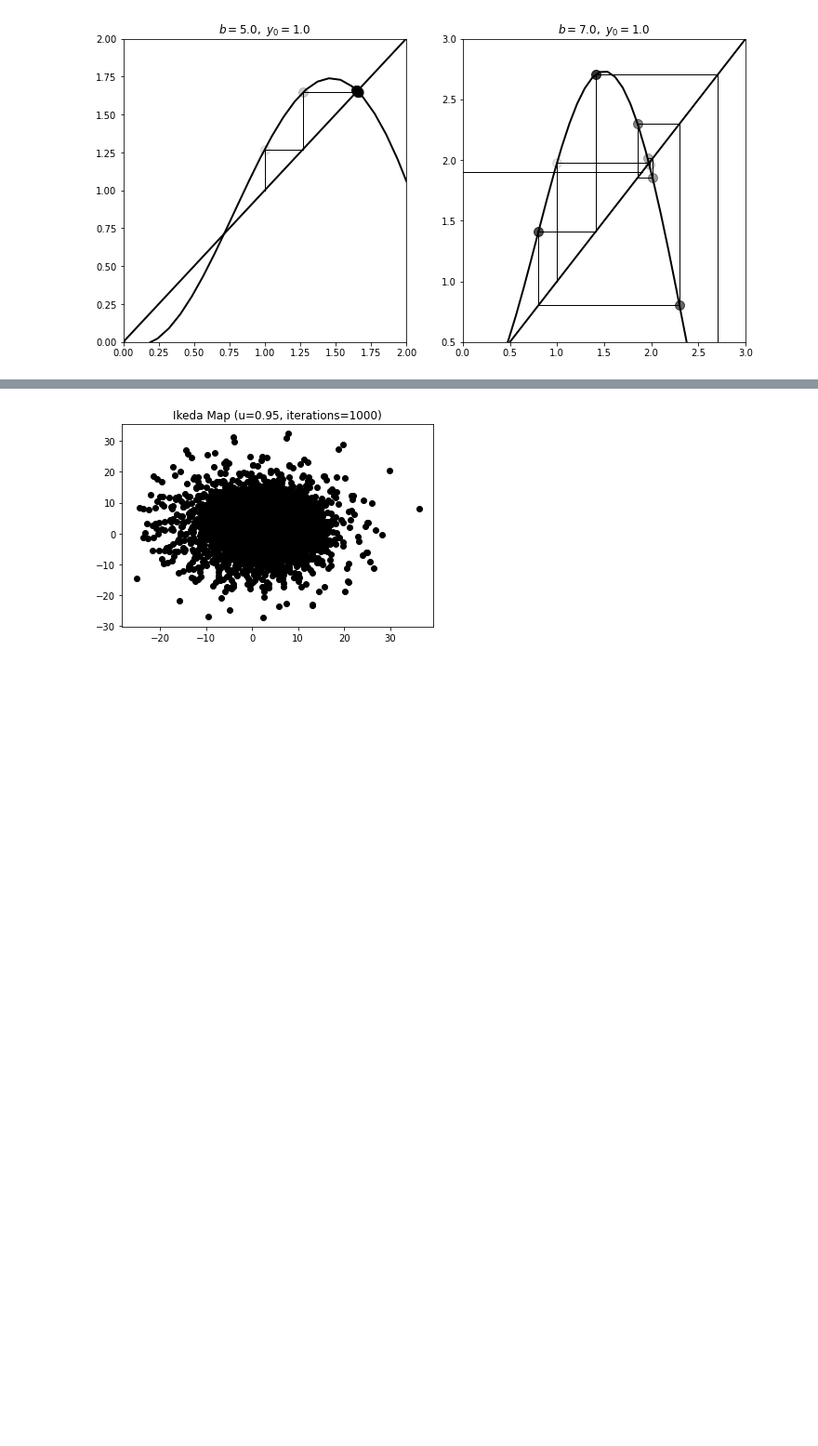
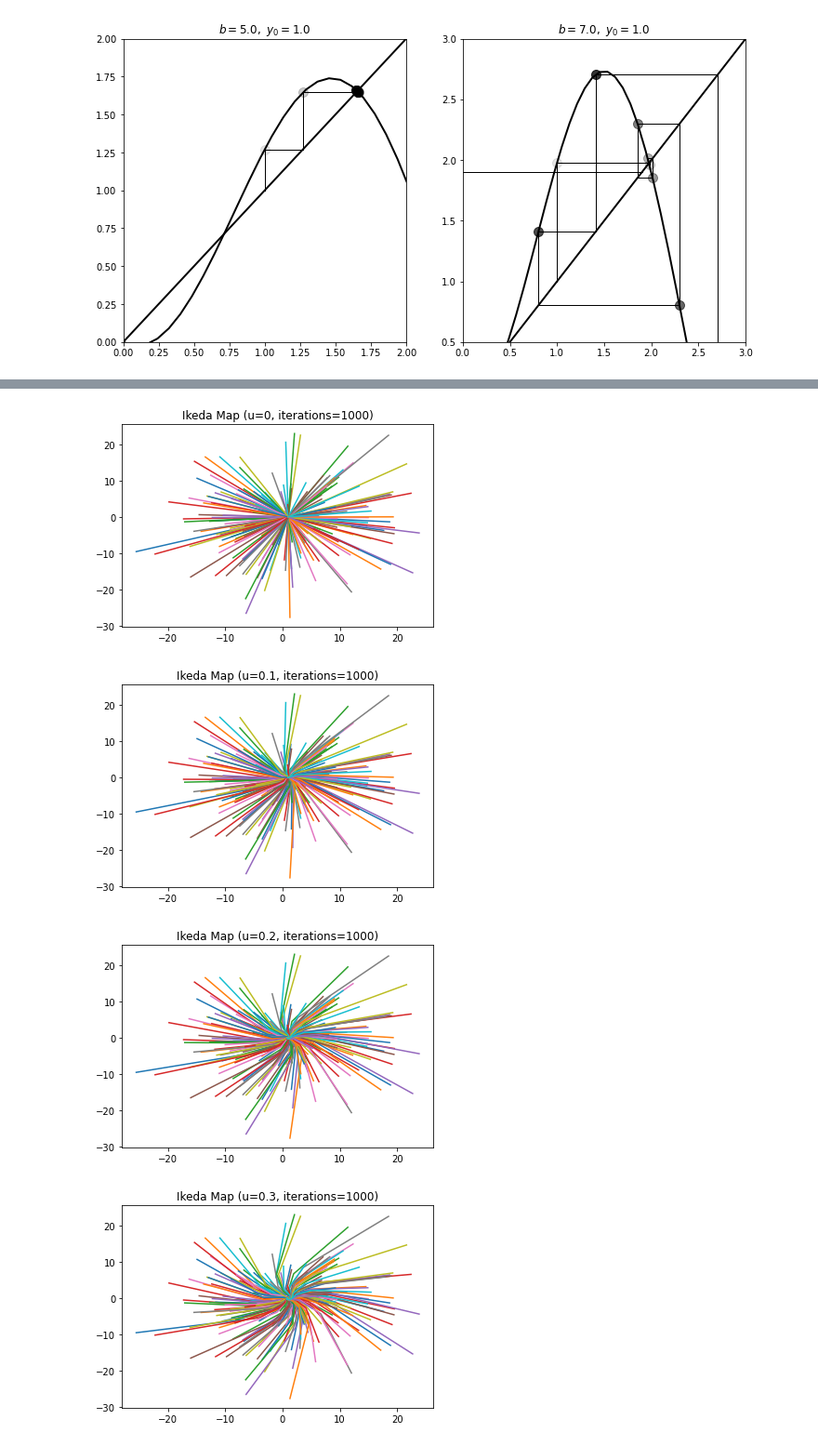
Before and after one commit to ihkim94/Ikeda, a Jupyter notebook: Ikeda_map.ipynb, the cells around one changed output, grey strips where cells are left out. Shown at 93% size. Drawn from its saved outputs; the diff is of its cells as text; code cells hidden in the pictures; blank space fills up the shorter version.

```diff
--- a/Ikeda_map.ipynb
+++ b/Ikeda_map.ipynb
@@ -116,7 +116,7 @@ plt.scatter(t, X, color='r')
 <matplotlib.collections.PathCollection at 0x...>
 [figure]
 # %%
-Ikeda_model_noDelay = IkedaModel(4, 1)
+Ikeda_model_noDelay = IkedaModel(7, 1)
 from scipy.integrate import solve_ivp
 ic = [0.1]
 t = np.linspace(0, 20, 1000)
@@ -309,74 +264,61 @@ def main(u, points=200, iterations=1000, nlim=20, limit=False, title=True):
         title:[str, NoneType]
             display the name of the plot if the value is affirmative
     """
-
+    np.random.seed(0)
     x = 10 * np.random.randn(points, 1)
     y = 10 * np.random.randn(points, 1)
+    Xlist = []
 
     for n in range(points):
         X = compute_ikeda_trajectory(u, x[n][0], y[n][0], iterations)
 
         if limit:
-            plot_limit(X, nlim)
+            plt.plot(X[-n:, 0], X[-n:, 1])
             tx, ty = 2.5, -1.8
+            Xlist.append(X)
 
         else:
-            plot_ikeda_trajectory(X)
+            plt.plot(X[:,0], X[:, 1])
             tx, ty = -30, -26
+            Xlist.append(X)
 
     plt.title(f"Ikeda Map ({u=:.2g}, {iterations=})") if title else None
-    return plt
+    return plt, Xlist
 
 
 def compute_ikeda_trajectory(u, x, y, N):
     """
     Calculate a full trajectory
     Params
         u:float
             is the ikeda parameter
         x,y float:
             coordinates of the starting point
         N:int
             the number of iterations
     """
     X = np.zeros((N, 2))
 
     for n in range(N):
         X[n] = np.array((x, y))
 
         t = 0.4 - 6 / (1 + x ** 2 + y ** 2)
         x1 = 1 + u * (x * math.cos(t) - y * math.sin(t))
         y1 = u * (x * math.sin(t) + y * math.cos(t))
 
         x = x1
         y = y1
 
     return X
 
-
-def plot_limit(X, n):
-    """
-    Plot the last n points of the curve - to see end point or limit cycle
-    Params
-        X:np.array
-            trajectory of an associated starting-point
-        n:int
-            number of "last" points to plot
-    """
-    plt.plot(X[-n:, 0], X[-n:, 1], 'ko')
-
-
-def plot_ikeda_trajectory(X):
-    """
-    Plot the whole trajectory
-    Params
-        X:np.array
-            trajectory of an associated starting-point
-    """
-    plt.plot(X[:,0], X[:, 1], 'k')
-
-
-if __name__ == '__main__':
-    main(.95, limit=True, nlim=0).show()
+ulist = np.linspace(0,1,11)
+xlist = []
+for a in ulist:
+    plt.figure()
+    plt, Xlist = main(a, nlim=0)
+    xlist.append(Xlist)
 # %% [output]
-[figure, old version]
+[figure, new version]
+[figure, added]
+[figure, added]
+[figure, added]
```
Also changed, not shown: parts of 11 cells of this notebook.
